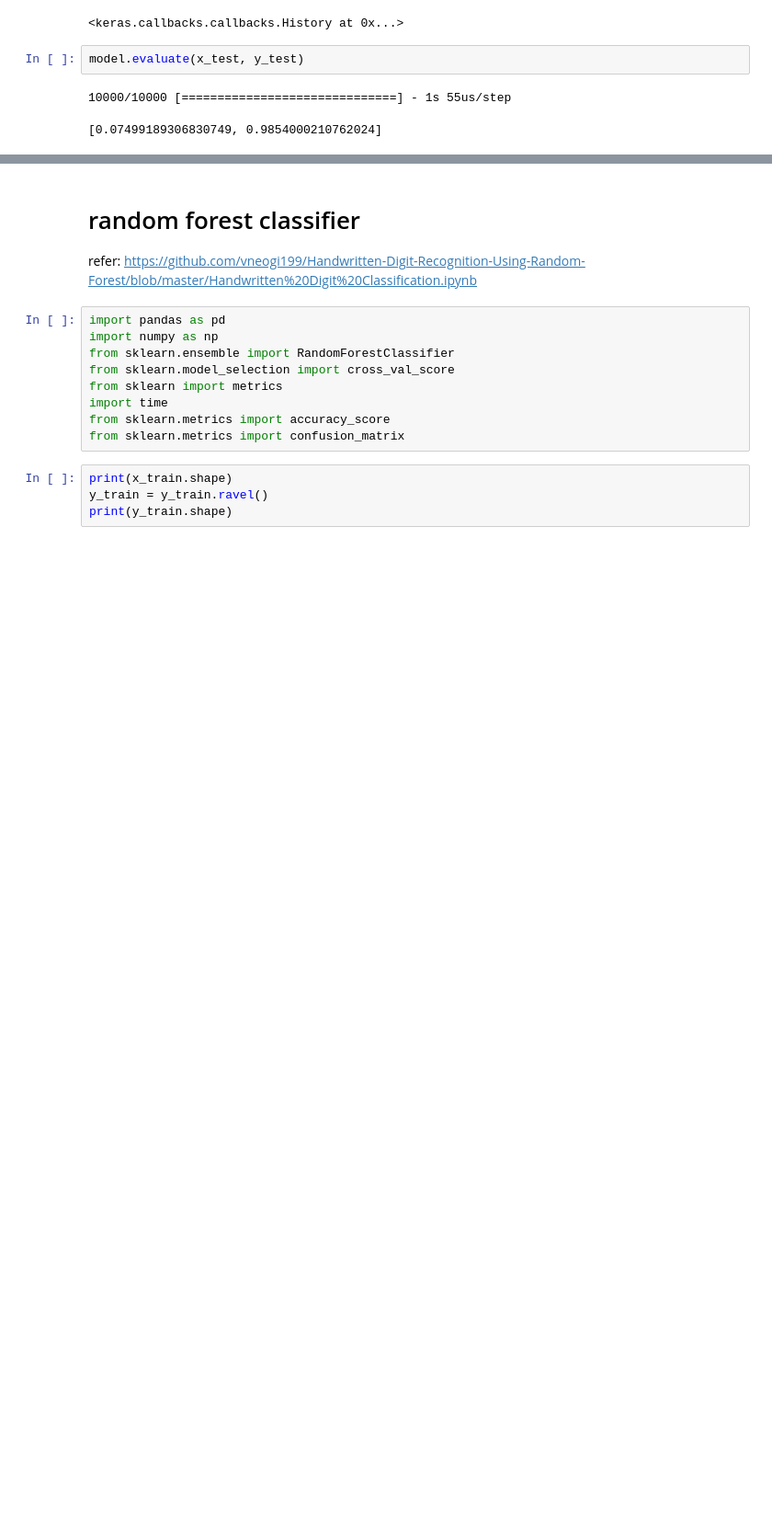
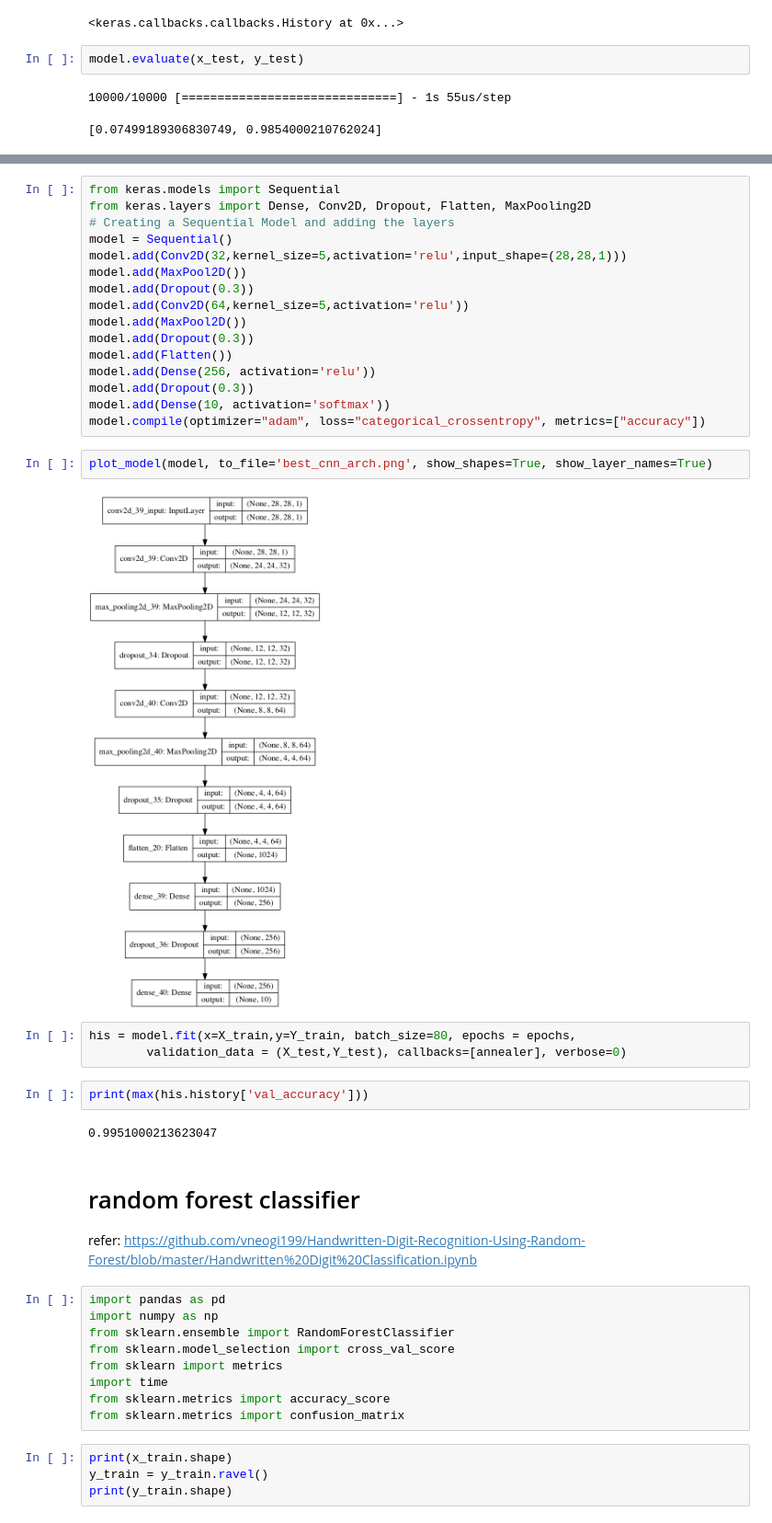
Before and after one commit to kingcheng12/MINST_analysis, a Jupyter notebook: development.ipynb, the cells around one changed output, grey strips where cells are left out. Shown: that part at 92% size. Drawn from its saved outputs; the diff is of its cells as text; blank space fills up the shorter version.

Commit message:
explore CNN arch

```diff
--- a/development.ipynb
+++ b/development.ipynb
@@ -248,3 +438,30 @@ model.evaluate(x_test, y_test)
+# %%
+from keras.models import Sequential
+from keras.layers import Dense, Conv2D, Dropout, Flatten, MaxPooling2D
+# Creating a Sequential Model and adding the layers
+model = Sequential()
+model.add(Conv2D(32,kernel_size=5,activation='relu',input_shape=(28,28,1)))
+model.add(MaxPool2D())
+model.add(Dropout(0.3))
+model.add(Conv2D(64,kernel_size=5,activation='relu'))
+model.add(MaxPool2D())
+model.add(Dropout(0.3))
+model.add(Flatten())
+model.add(Dense(256, activation='relu'))
+model.add(Dropout(0.3))
+model.add(Dense(10, activation='softmax'))
+model.compile(optimizer="adam", loss="categorical_crossentropy", metrics=["accuracy"])
+# %%
+plot_model(model, to_file='best_cnn_arch.png', show_shapes=True, show_layer_names=True)
+# %% [output]
+[figure, added]
+# %%
+his = model.fit(x=X_train,y=Y_train, batch_size=80, epochs = epochs,
+        validation_data = (X_test,Y_test), callbacks=[annealer], verbose=0)
+# %%
+print(max(his.history['val_accuracy']))
+# %% [output]
+0.9951000213623047
 # %% [markdown]
 # random forest classifier
 
```
Also changed, not shown: parts of 16 cells of this notebook.
